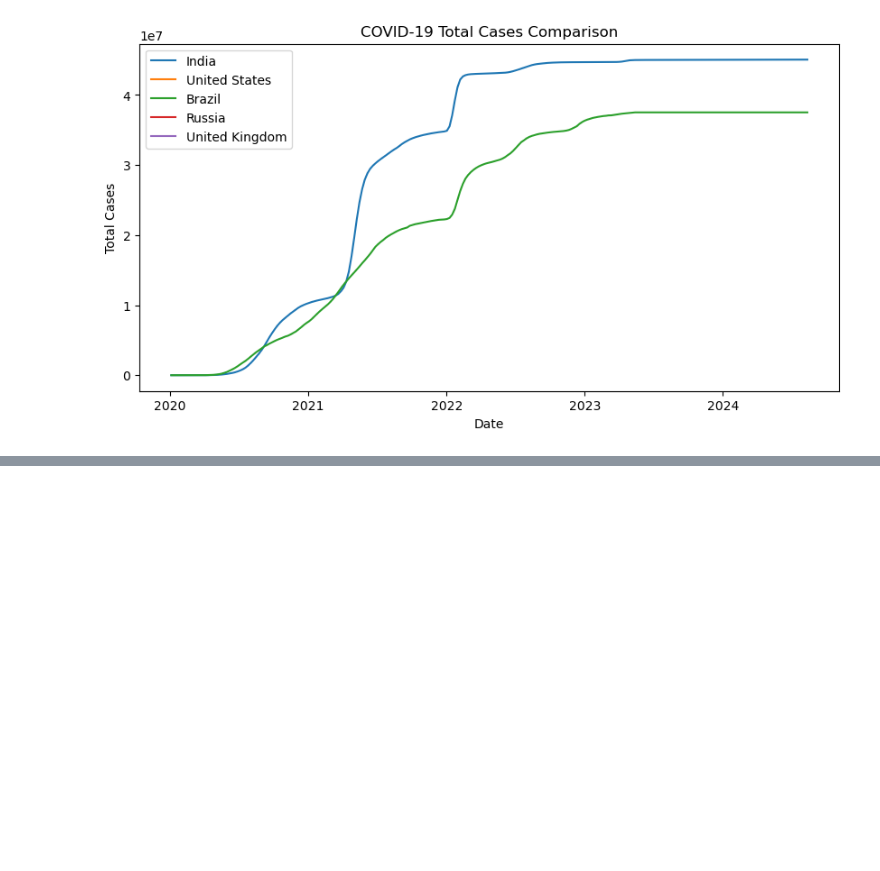
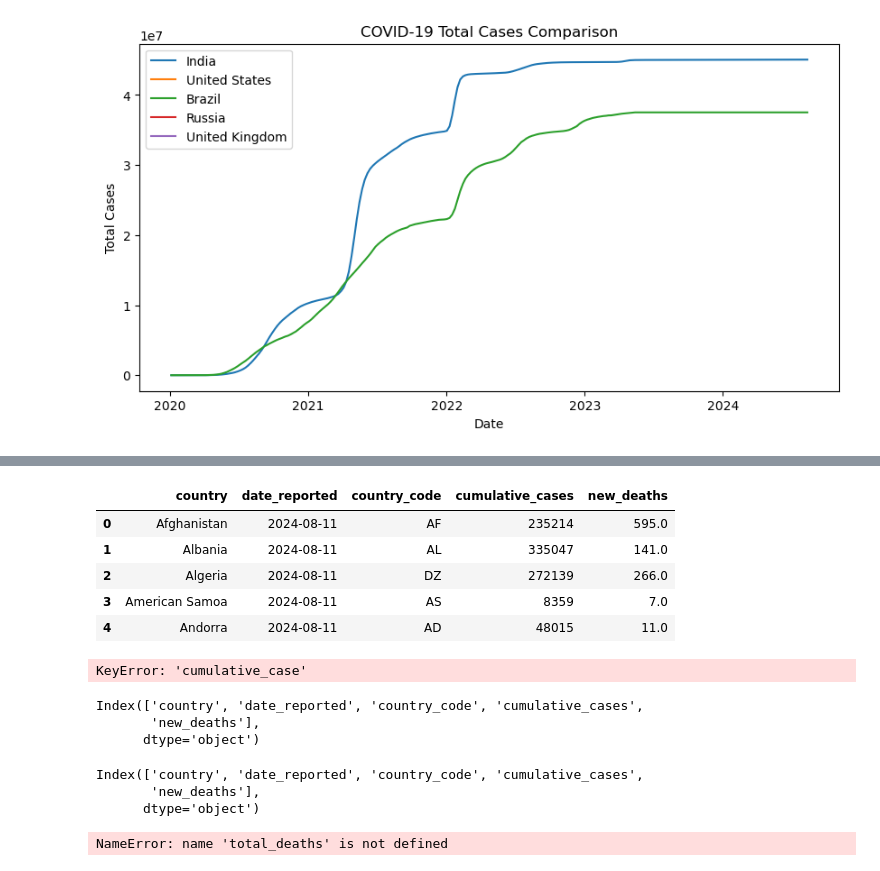
Before and after one commit to Ruchitha-006/Covid-19-data-analysis, a Jupyter notebook: covid-19_analysis.ipynb, the cells around one changed output, grey strips where cells are left out. Cells and saved outputs as stored; diff of their text form; code cells hidden in the pictures; blank space fills up the shorter version.

```diff
--- a/covid-19_analysis.ipynb
+++ b/covid-19_analysis.ipynb
@@ -210,0 +218,32 @@ plt.show()
+# %%
+latest = df.groupby('country').max().reset_index()
+latest.head()
+# %% [output]
+|  | country | date_reported | country_code | cumulative_cases | new_deaths |
+| 0 | Afghanistan | 2024-08-11 | AF | 235214 | 595.0 |
+| 1 | Albania | 2024-08-11 | AL | 335047 | 141.0 |
+| 2 | Algeria | 2024-08-11 | DZ | 272139 | 266.0 |
+| 3 | American Samoa | 2024-08-11 | AS | 8359 | 7.0 |
+| 4 | Andorra | 2024-08-11 | AD | 48015 | 11.0 |
+# %%
+latest[' new_deaths '] = (latest['cumulative_case'] / latest['cumulative_cases']) * 100
+latest[['country', ' new_deaths ']].head()
+# %% [output]
+KeyError: 'cumulative_case'
+# %%
+latest.columns
+# %% [output]
+Index(['country', 'date_reported', 'country_code', 'cumulative_cases',
+       'new_deaths'],
+      dtype='object')
+# %%
+latest.columns = latest.columns.str.strip().str.lower()
+latest.columns
+# %% [output]
+Index(['country', 'date_reported', 'country_code', 'cumulative_cases',
+       'new_deaths'],
+      dtype='object')
+# %%
+death_rate = (total_deaths / total_cases) * 100
+# %% [output]
+NameError: name 'total_deaths' is not defined
```
Also changed, not shown: parts of 8 cells of this notebook.
